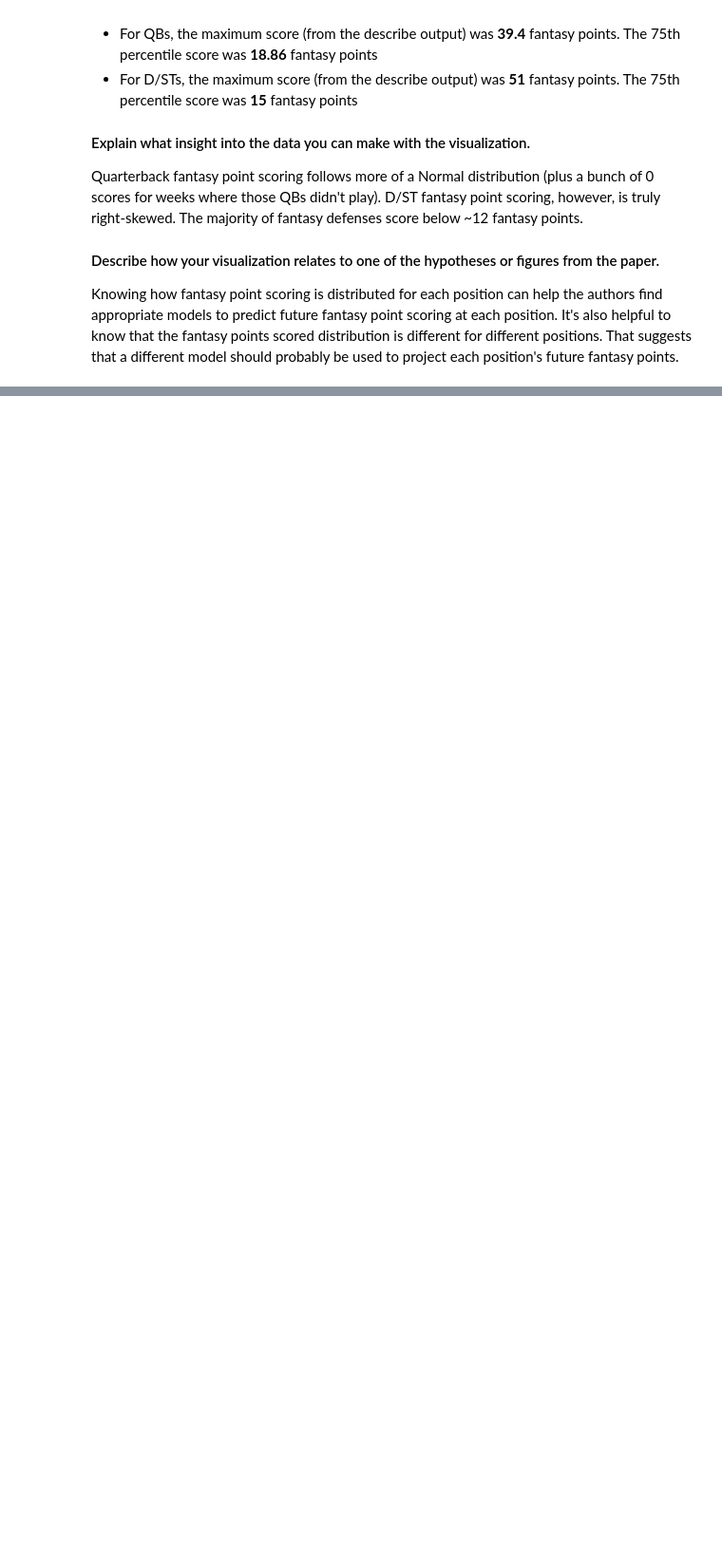
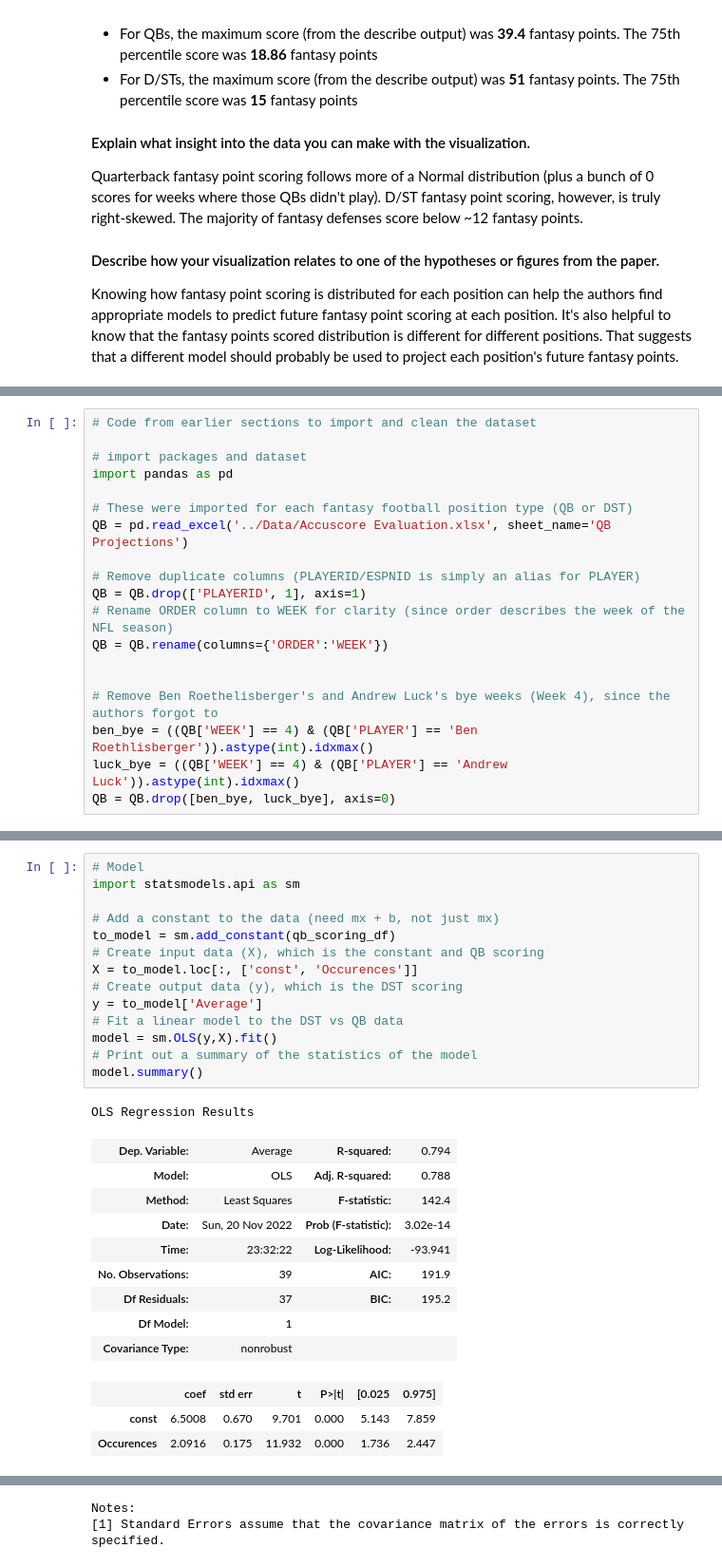
Before and after one commit to sam-delap/ds4bio, a Jupyter notebook: FantasyFootballProject/Combined.ipynb, the cells around one changed output, grey strips where cells are left out. Shown at 95% size. Cells and saved outputs as stored; diff of their text form; blank space fills up the shorter version.

```diff
--- a/FantasyFootballProject/Combined.ipynb
+++ b/FantasyFootballProject/Combined.ipynb
@@ -328,0 +470,19 @@ Knowing how fantasy point scoring is distributed for each position can help the
+# %%
+# Code from earlier sections to import and clean the dataset
+
+# import packages and dataset
+import pandas as pd
+
+# These were imported for each fantasy football position type (QB or DST)
+QB = pd.read_excel('../Data/Accuscore Evaluation.xlsx', sheet_name='QB Projections')
+
+# Remove duplicate columns (PLAYERID/ESPNID is simply an alias for PLAYER)
+QB = QB.drop(['PLAYERID', 1], axis=1)
+# Rename ORDER column to WEEK for clarity (since order describes the week of the NFL season)
+QB = QB.rename(columns={'ORDER':'WEEK'})
+
+
+# Remove Ben Roethelisberger's and Andrew Luck's bye weeks (Week 4), since the authors forgot to
+ben_bye = ((QB['WEEK'] == 4) & (QB['PLAYER'] == 'Ben Roethlisberger')).astype(int).idxmax()
+luck_bye = ((QB['WEEK'] == 4) & (QB['PLAYER'] == 'Andrew Luck')).astype(int).idxmax()
+QB = QB.drop([ben_bye, luck_bye], axis=0)
@@ -328,0 +548,28 @@ Knowing how fantasy point scoring is distributed for each position can help the
+# %%
+# Model
+import statsmodels.api as sm
+
+# Add a constant to the data (need mx + b, not just mx)
+to_model = sm.add_constant(qb_scoring_df)
+# Create input data (X), which is the constant and QB scoring
+X = to_model.loc[:, ['const', 'Occurences']]
+# Create output data (y), which is the DST scoring
+y = to_model['Average']
+# Fit a linear model to the DST vs QB data
+model = sm.OLS(y,X).fit()
+# Print out a summary of the statistics of the model
+model.summary()
+# %% [output]
+OLS Regression Results
+| Dep. Variable: | Average | R-squared: | 0.794 |
+| Model: | OLS | Adj. R-squared: | 0.788 |
+| Method: | Least Squares | F-statistic: | 142.4 |
+| Date: | Sun, 20 Nov 2022 | Prob (F-statistic): | 3.02e-14 |
+| Time: | 23:32:22 | Log-Likelihood: | -93.941 |
+| No. Observations: | 39 | AIC: | 191.9 |
+| Df Residuals: | 37 | BIC: | 195.2 |
+| Df Model: | 1 |  |  |
+| Covariance Type: | nonrobust |  |  |
+|  | coef | std err | t | P>|t| | [0.025 | 0.975] |
+| const | 6.5008 | 0.670 | 9.701 | 0.000 | 5.143 | 7.859 |
+| Occurences | 2.0916 | 0.175 | 11.932 | 0.000 | 1.736 | 2.447 |
@@ -328,0 +580,2 @@ Knowing how fantasy point scoring is distributed for each position can help the
+Notes:
+[1] Standard Errors assume that the covariance matrix of the errors is correctly specified.
```
Also changed, not shown: parts of 18 cells of this notebook, 1 other file.
